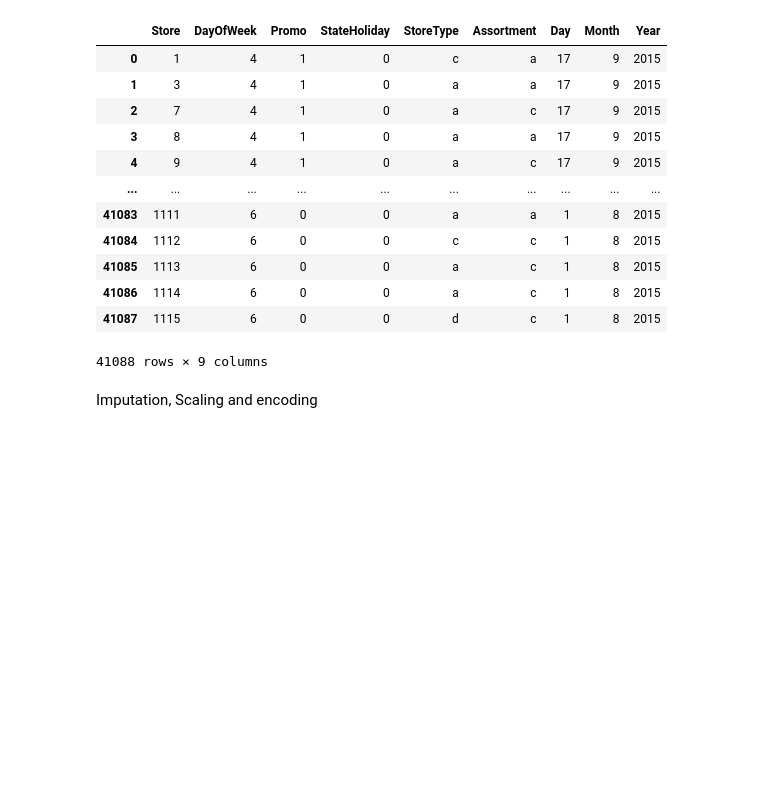
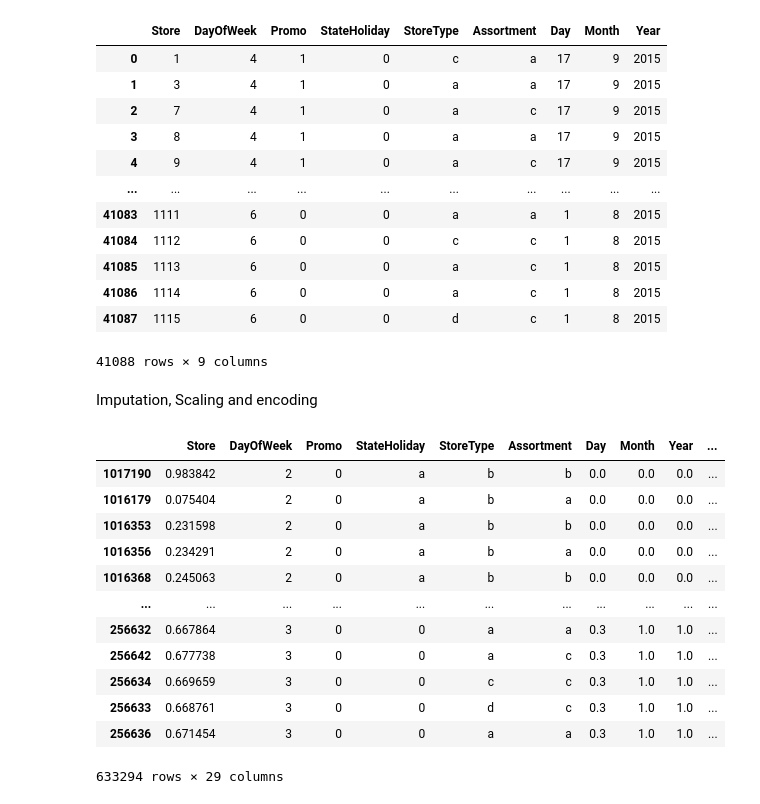
Before and after one commit to KennedyMungai/scikit-learn-course, a Jupyter notebook: scikit_learn_how_to_approach_ml_projects.ipynb, the cells around one changed output. Cells and saved outputs as stored; diff of their text form; code cells hidden in the pictures; blank space fills up the shorter version.

Commit message:
Performed some data cleaning and representation

```diff
--- a/scikit_learn_how_to_approach_ml_projects.ipynb
+++ b/scikit_learn_how_to_approach_ml_projects.ipynb
@@ -383,0 +396,4 @@ categorical_cols = ['DayOfWeek', 'Promo', 'StateHoliday', 'StoreType', 'Assortme
+# %%
+train_inputs[numeric_cols] = scaler.transform(train_inputs[numeric_cols])
+val_inputs[numeric_cols] = scaler.transform(val_inputs[numeric_cols])
+test_inputs[numeric_cols] = scaler.transform(test_inputs[numeric_cols])
@@ -383,0 +402,32 @@ categorical_cols = ['DayOfWeek', 'Promo', 'StateHoliday', 'StoreType', 'Assortme
+# %%
+encoder = OneHotEncoder(handle_unknown='ignore').fit(train_inputs[categorical_cols])
+encoded_cols = list(encoder.get_feature_names_out(categorical_cols))
+# %%
+train_inputs_encoded = encoder.transform(train_inputs[categorical_cols])
+val_inputs_encoded = encoder.transform(val_inputs[categorical_cols])
+test_inputs_encoded = encoder.transform(test_inputs[categorical_cols])
+
+# To convert these encoded features into a format that can be easily concatenated with the original dataset, you might convert them to a DataFrame:
+train_inputs_encoded_df = pd.DataFrame(train_inputs_encoded.toarray(), columns=encoded_cols)
+val_inputs_encoded_df = pd.DataFrame(val_inputs_encoded.toarray(), columns=encoded_cols)
+test_inputs_encoded_df = pd.DataFrame(test_inputs_encoded.toarray(), columns=encoded_cols)
+# %%
+train_inputs[encoded_cols] = train_inputs_encoded_df
+val_inputs[encoded_cols] = val_inputs_encoded_df
+test_inputs[encoded_cols] = test_inputs_encoded_df
+# %%
+train_inputs
+# %% [output]
+|  | Store | DayOfWeek | Promo | StateHoliday | StoreType | Assortment | Day | Month | Year | ... |
+| 1017190 | 0.983842 | 2 | 0 | a | b | b | 0.0 | 0.0 | 0.0 | ... |
+| 1016179 | 0.075404 | 2 | 0 | a | b | a | 0.0 | 0.0 | 0.0 | ... |
+| 1016353 | 0.231598 | 2 | 0 | a | b | b | 0.0 | 0.0 | 0.0 | ... |
+| 1016356 | 0.234291 | 2 | 0 | a | b | a | 0.0 | 0.0 | 0.0 | ... |
+| 1016368 | 0.245063 | 2 | 0 | a | b | b | 0.0 | 0.0 | 0.0 | ... |
+| ... | ... | ... | ... | ... | ... | ... | ... | ... | ... | ... |
+| 256632 | 0.667864 | 3 | 0 | 0 | a | a | 0.3 | 1.0 | 1.0 | ... |
+| 256642 | 0.677738 | 3 | 0 | 0 | a | c | 0.3 | 1.0 | 1.0 | ... |
+| 256634 | 0.669659 | 3 | 0 | 0 | c | c | 0.3 | 1.0 | 1.0 | ... |
+| 256633 | 0.668761 | 3 | 0 | 0 | d | c | 0.3 | 1.0 | 1.0 | ... |
+| 256636 | 0.671454 | 3 | 0 | 0 | a | a | 0.3 | 1.0 | 1.0 | ... |
+633294 rows × 29 columns
```
Also changed, not shown: parts of 6 cells of this notebook.
